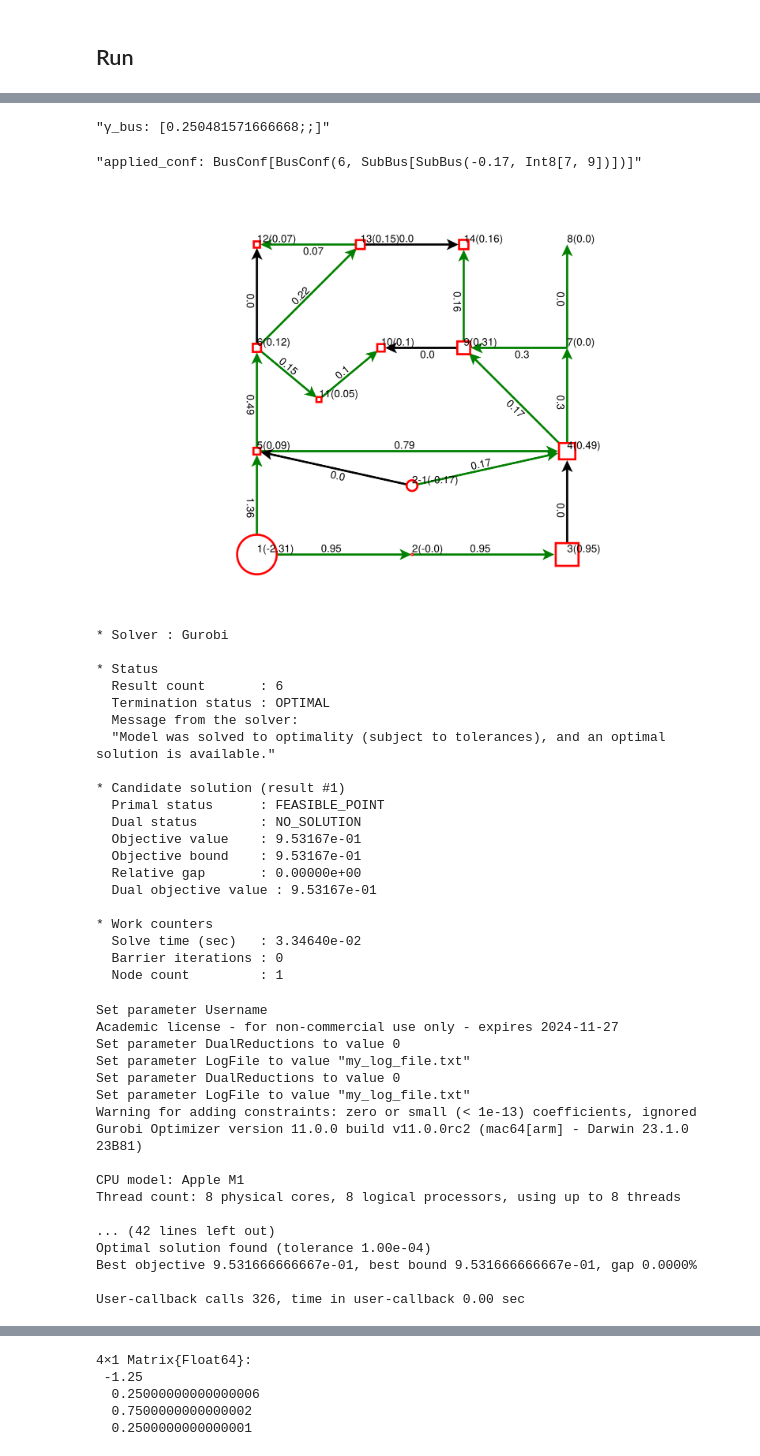
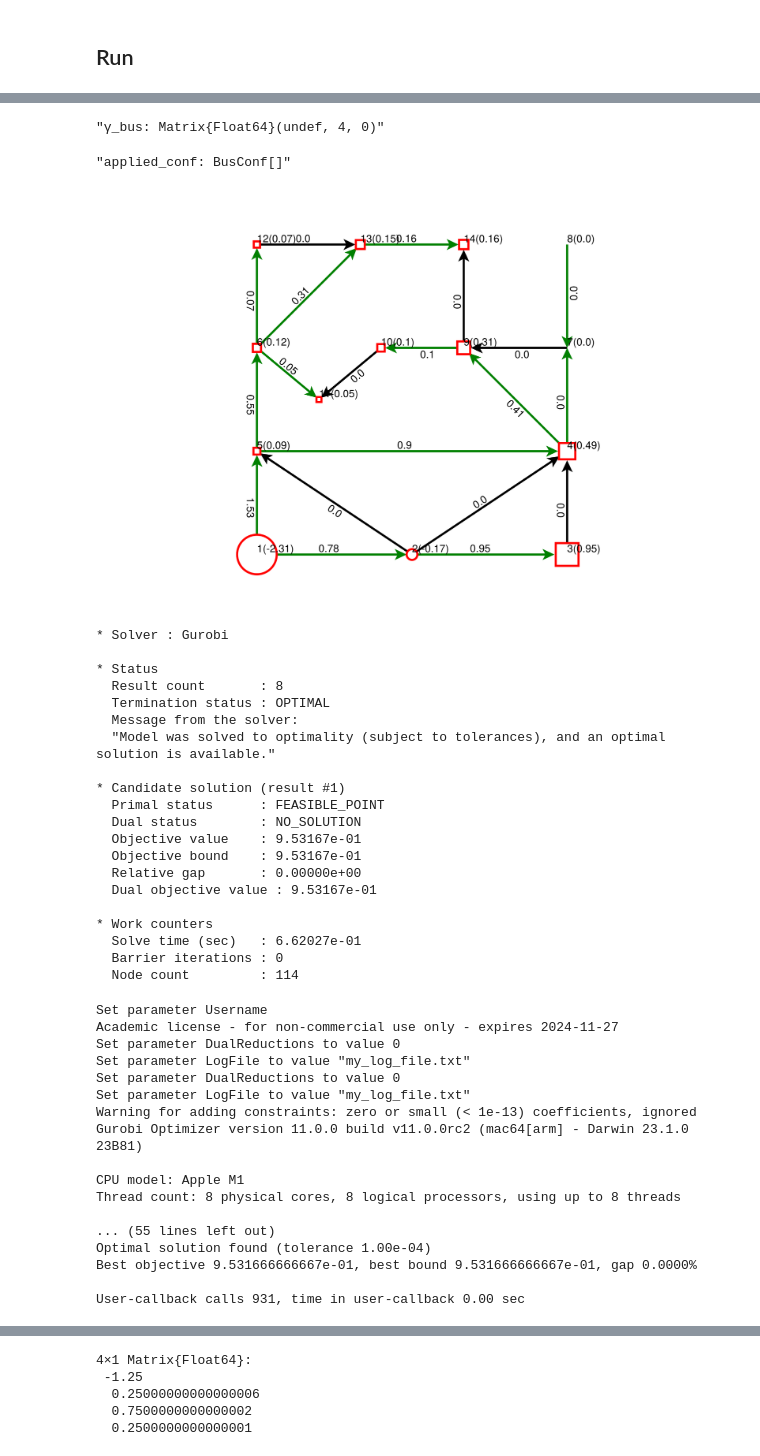
Before and after one commit to BenoitJeanson/topo_sandbox, a Jupyter notebook: Simons_approach.ipynb, the cells around one changed output, grey strips where cells are left out. Cells and saved outputs as stored; diff of their text form; code cells hidden in the pictures.

```diff
--- a/Simons_approach.ipynb
+++ b/Simons_approach.ipynb
@@ -811,10 +758,12 @@ function N_1_connectednes_def!(model, bus_origin)
     v_branch = model[:v_branch]
     c_w = model[:c_w]
 
+    incident = v -> [e for e in edges if A[e,v] ≠ 0]
+    opposite = (e,v) -> findfirst(i->(i ≠ v && A[e,i] ≠ 0) , buses)
+
     @variable(model, cn1_a[cases], Bin)
     @variable(model, cn1_b[cases], Bin)#lower_bound = 0, upper_bound = 1)
     @variable(model, cn1_flows[cases, edges])
-    @variable(model, cn1_φ[cases, buses])
     @variable(model, cn1_p_orig[cases])
     @variable(model, πbus[cases, buses], Bin)# lower_bound = 0, upper_bound = 1)
     @variable(model, cn1_ψ[cases, bus in buses, incident(bus)], Bin)# lower_bound = 0, upper_bound = 1)
@@ -823,11 +772,6 @@ function N_1_connectednes_def!(model, bus_origin)
 
     @constraint(model, [c in cases, e in edges],  cn1_flows[c, e] ≤ bigM_nb_v * (1 - c_w[c, e]))
     @constraint(model, [c in cases, e in edges], -cn1_flows[c, e] ≤ bigM_nb_v * (1 - c_w[c, e]))
-
-    @constraint(model, [c in cases, e in edges],
-          cn1_flows[c, e] + sum(A[e, bus] .* cn1_φ[c, bus] for bus in buses)  ≤ bigM_nb_v * c_w[c, e])
-    @constraint(model, [c in cases, e in edges],
-        -(cn1_flows[c, e] + sum(A[e, bus] .* cn1_φ[c, bus] for bus in buses)) ≤ bigM_nb_v * c_w[c, e])
 
     @constraint(model, [c in cases, bus in [bus for bus in buses if bus ≠ bus_origin]],
         πbus[c, bus]  - sum(A[e, bus] * cn1_flows[c, e] for e in edges) == 0)
@@ -843,9 +787,6 @@ function N_1_connectednes_def!(model, bus_origin)
     @constraint(model, [c in cases],
         -(sum(abs(A[outages[c], bus]) * πbus[c, bus] for bus in buses) - 1) ≤ bigM_π * cn1_b[c])
 
-    incident = v -> [e for e in edges if A[e,v] ≠ 0]
-    opposite = (e,v) -> findfirst(i->(i ≠ v && A[e,i] ≠ 0) , buses)
-
     @constraint(model,[c in cases, bus in buses],
         πbus[c, bus] ≤ sum(cn1_ψ[c, bus, e] for e in incident(bus)))
     @constraint(model,[c in cases, bus in buses, e in incident(bus)],
@@ -1153,16 +1088,20 @@ g["1","5"].p_max = 2
 
 model = secured_dc_OTS(g,
                 # contingencies = contingencies,
-                # contingencies =1:20, #vcat(1:16,19:20),#,19,20],
-                # contingencies = [1,2],
+                # contingencies =1:20,#:20, #vcat(1:16,19:20),#,19,20],
+                contingencies = [1,14,15],
                 is_single_ρ=is_single_ρ,
                 ρ_min_bound=ρ_min_bound,
                 n_1_connectedness = n_1_connectedness,
                 allow_branch_openings = allow_branch_openings,
-                bus_confs = bus_confs,
+                # bus_confs = bus_confs,
                 )
 
-# @constraint(model, model[:v_branch][12]==1)
+# forcing = [5, 7, 9, 11, 12, 16]
+# for i in 1:20
+#     @constraint(model, model[:v_branch][i] == (i in forcing ? 1 : 0))
+# end
+# @constraint(model, model[:v_branch][15]==0)
 
 optimize!(model)
 trip = nothing #12
@@ -1221,10 +1162,10 @@ display(solution_summary(model))
-"γ_bus: [0.250481571666668;;]"
+"γ_bus: Matrix{Float64}(undef, 4, 0)"
-"applied_conf: BusConf[BusConf(6, SubBus[SubBus(-0.17, Int8[7, 9])])]"
+"applied_conf: BusConf[]"
-[figure, old version]
+[figure, new version]
 * Solver : Gurobi
 
 * Status
-  Result count       : 6
+  Result count       : 8
   Termination status : OPTIMAL
   Message from the solver:
   "Model was solved to optimality (subject to tolerances), and an optimal solution is available."
@@ -1238,9 +1179,9 @@ display(solution_summary(model))
   Dual objective value : 9.53167e-01
 
 * Work counters
-  Solve time (sec)   : 3.34640e-02
+  Solve time (sec)   : 6.62027e-01
   Barrier iterations : 0
-  Node count         : 1
+  Node count         : 114
 Set parameter Username
 Academic license - for non-commercial use only - expires 2024-11-27
 Set parameter DualReductions to value 0
@@ -1253,8 +1194,8 @@ Gurobi Optimizer version 11.0.0 build v11.0.0rc2 (mac64[arm] - Darwin 23.1.0 23B
 CPU model: Apple M1
 Thread count: 8 physical cores, 8 logical processors, using up to 8 threads
 
-... (42 lines left out)
+... (55 lines left out)
 Optimal solution found (tolerance 1.00e-04)
 Best objective 9.531666666667e-01, best bound 9.531666666667e-01, gap 0.0000%
 
-User-callback calls 326, time in user-callback 0.00 sec
+User-callback calls 931, time in user-callback 0.00 sec
```
Also changed, not shown: parts of 8 cells of this notebook, 2 other files.
